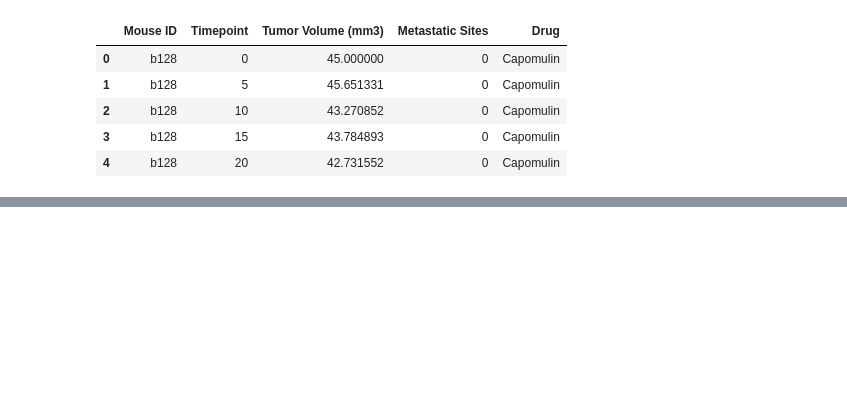
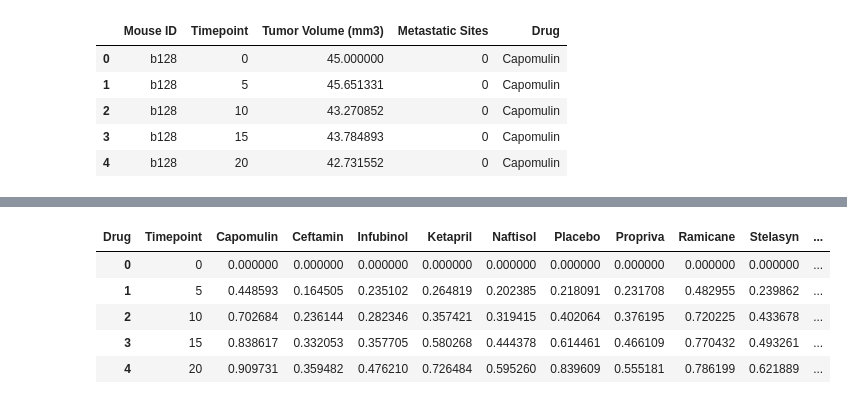
Before and after one commit to djoleary5/Pymaceuticals, a Jupyter notebook: Pymaceuticals.ipynb, the cells around one changed output, grey strips where cells are left out. Saved outputs shown, nothing was run; the diff lists cells and outputs as text; code cells hidden in the pictures; blank space fills up the shorter version.

```diff
--- a/Pymaceuticals.ipynb
+++ b/Pymaceuticals.ipynb
@@ -61,0 +71,24 @@ tumorVol
+# %%
+# Minor Data Munging to Re-Format the Data Frames
+tumorVolTab = pd.pivot_table( tumorVol,
+                                  index = tumorVol['Timepoint'],
+                                  columns = ['Drug'],
+                                   values = ['Tumor Volume (mm3)'] )
+tumorVolTab.columns = tumorVolTab.columns.droplevel()
+tumorVolTab = tumorVolTab.reset_index()
+tumorVolErrTab = pd.pivot_table( tumorErr,
+                                  index = tumorErr['Timepoint'],
+                                  columns = ['Drug'],
+                                   values = ['Tumor Volume (mm3)'] )
+tumorVolErrTab.columns = tumorVolErrTab.columns.droplevel()
+tumorVolErrTab = tumorVolErrTab.reset_index()
+
+# Preview that Reformatting worked
+tumorVolErrTab.head()
+# %% [output]
+| Drug | Timepoint | Capomulin | Ceftamin | Infubinol | Ketapril | Naftisol | Placebo | Propriva | Ramicane | Stelasyn | ... |
+| 0 | 0 | 0.000000 | 0.000000 | 0.000000 | 0.000000 | 0.000000 | 0.000000 | 0.000000 | 0.000000 | 0.000000 | ... |
+| 1 | 5 | 0.448593 | 0.164505 | 0.235102 | 0.264819 | 0.202385 | 0.218091 | 0.231708 | 0.482955 | 0.239862 | ... |
+| 2 | 10 | 0.702684 | 0.236144 | 0.282346 | 0.357421 | 0.319415 | 0.402064 | 0.376195 | 0.720225 | 0.433678 | ... |
+| 3 | 15 | 0.838617 | 0.332053 | 0.357705 | 0.580268 | 0.444378 | 0.614461 | 0.466109 | 0.770432 | 0.493261 | ... |
+| 4 | 20 | 0.909731 | 0.359482 | 0.476210 | 0.726484 | 0.595260 | 0.839609 | 0.555181 | 0.786199 | 0.621889 | ... |
```
Also changed, not shown: parts of 4 cells of this notebook.
